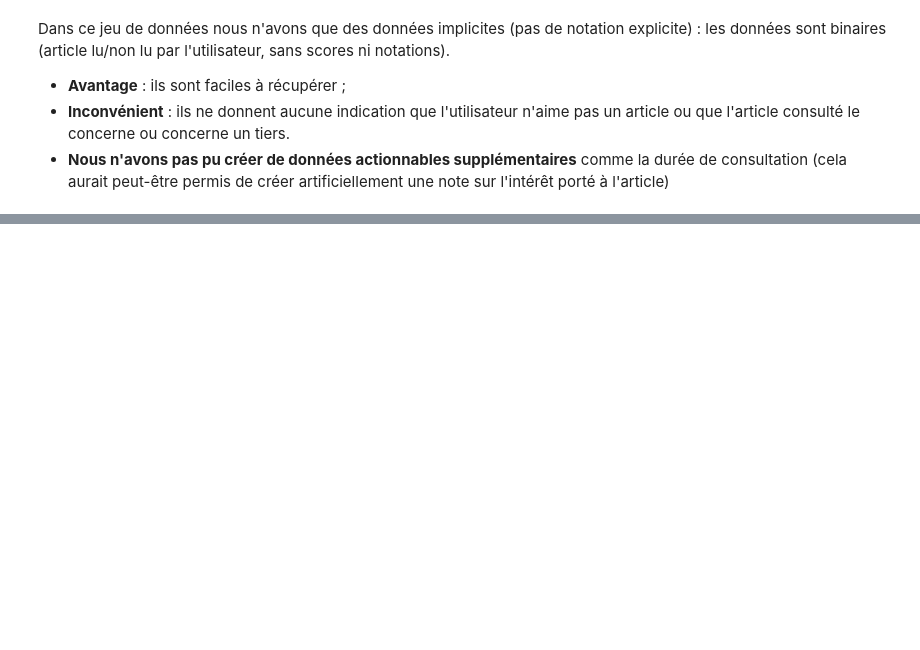
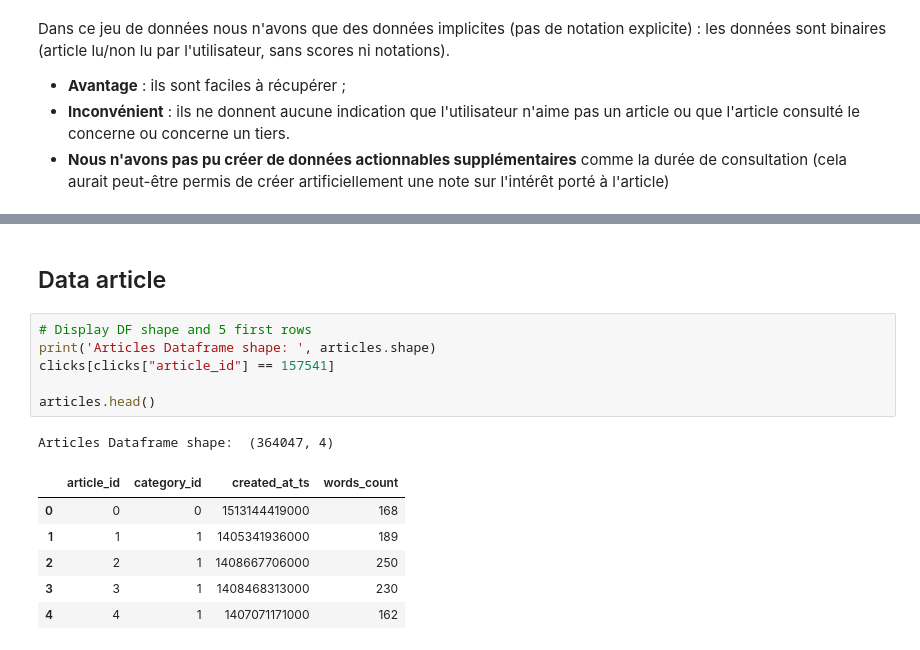
Before and after one commit to MorlotN/P9_OCR, a Jupyter notebook: Morlot_Nicolas_2_scripts_122022.ipynb, the cells around one changed output, grey strips where cells are left out. Saved outputs shown, nothing was run; the diff lists cells and outputs as text; blank space fills up the shorter version.

```diff
--- a/Morlot_Nicolas_2_scripts_122022.ipynb
+++ b/Morlot_Nicolas_2_scripts_122022.ipynb
@@ -455,0 +525,16 @@ Dans ce jeu de données nous n'avons que des données implicites (pas de notatio
+# %% [markdown]
+## Data article
+# %%
+# Display DF shape and 5 first rows
+print('Articles Dataframe shape: ', articles.shape)
+clicks[clicks["article_id"] == 157541]
+
+articles.head()
+# %% [output]
+Articles Dataframe shape:  (364047, 4)
+|  | article_id | category_id | created_at_ts | words_count |
+| 0 | 0 | 0 | 1513144419000 | 168 |
+| 1 | 1 | 1 | 1405341936000 | 189 |
+| 2 | 2 | 1 | 1408667706000 | 250 |
+| 3 | 3 | 1 | 1408468313000 | 230 |
+| 4 | 4 | 1 | 1407071171000 | 162 |
```
Also changed, not shown: parts of 51 cells of this notebook.
